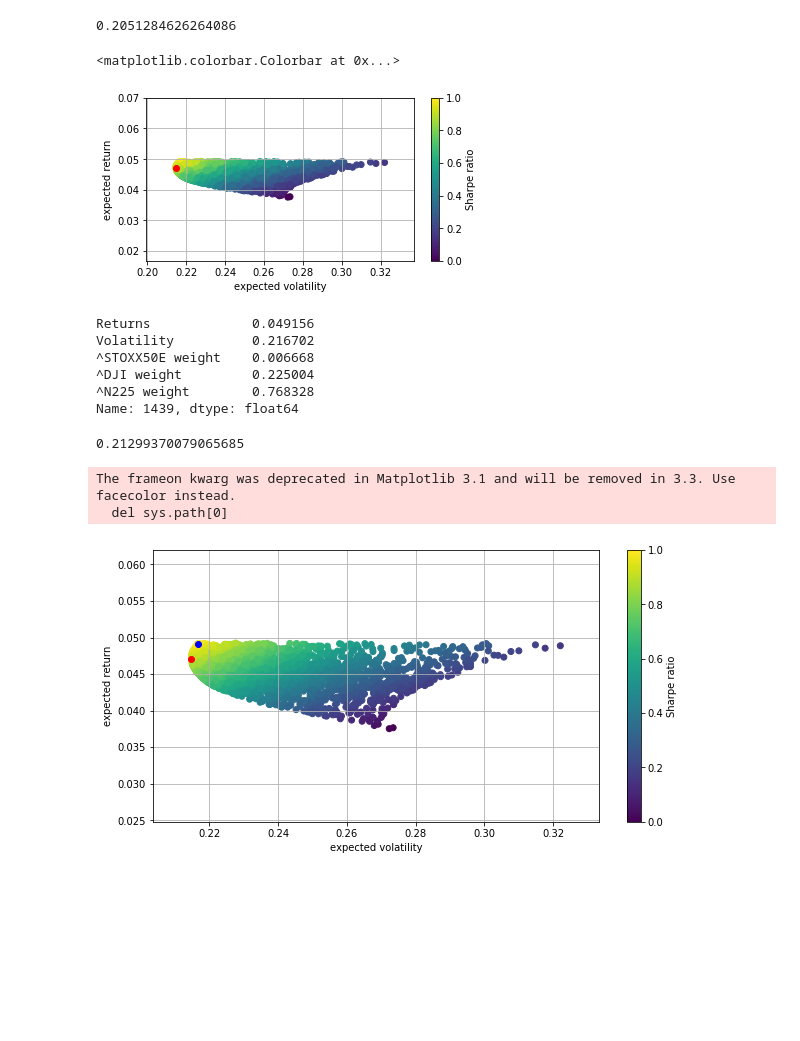
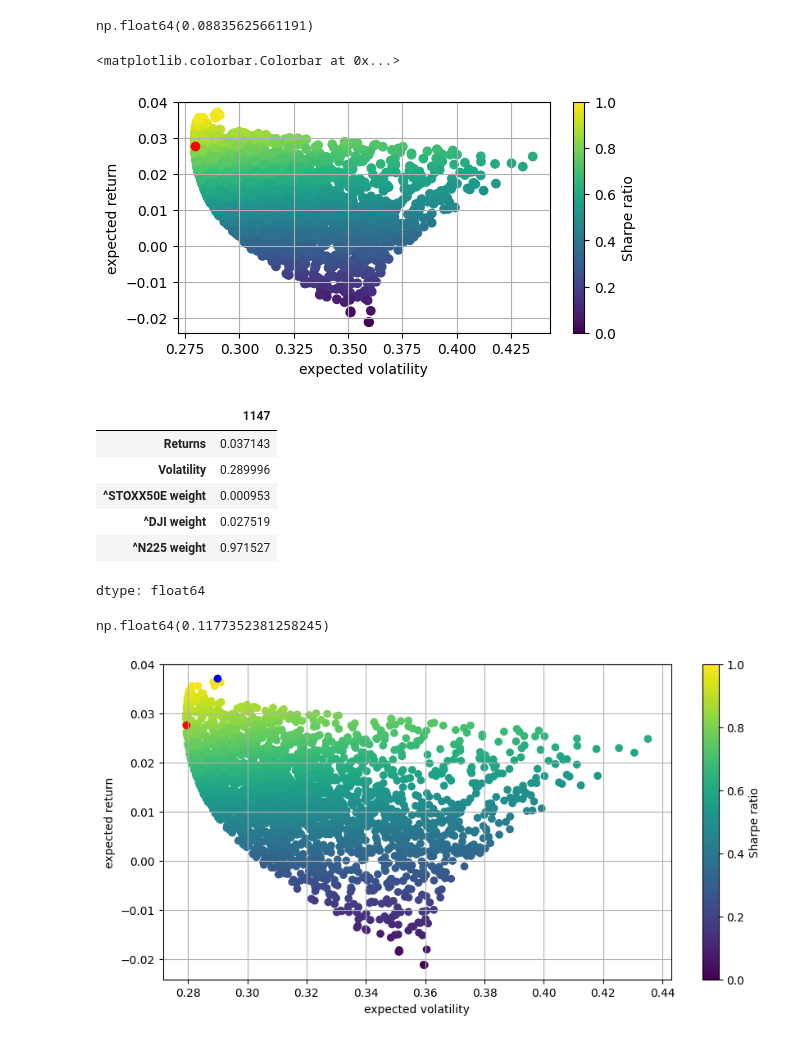
Before and after one commit to noman576/Emerging-Market-Premium-python., a Jupyter notebook: Final_Developed_Covid.ipynb, the cells around one changed output. Drawn from its saved outputs; the diff is of its cells as text; code cells hidden in the pictures; blank space fills up the shorter version.

Commit message:
Fix Yahoo Finance data retrieval

```diff
--- a/Final_Developed_Covid.ipynb
+++ b/Final_Developed_Covid.ipynb
@@ -13,10 +13,3 @@ rf = 0.003
 # Creating a list-variable for the chosen indices
 symbols = ['^STOXX50E','^DJI','^N225']
 noa = len(symbols)
-# %%
-# Import of financial data from Yahoo Finance
-prices = pd.DataFrame()
-for sym in symbols:
-    prices[sym] = web.DataReader(sym, data_source='yahoo',start='01/10/2019',end ='19/06/2020')['Adj Close']
-prices = prices.dropna()
-prices.head()
@@ -30,0 +36,20 @@ prices.head()
+# %%
+import yfinance as yf
+import pandas as pd
+
+# Download historical adjusted prices for the COVID-period analysis
+prices = pd.DataFrame()
+
+for sym in symbols:
+    data = yf.download(
+        sym,
+        start="2019-10-01",
+        end="2020-06-20",
+        auto_adjust=True,
+        progress=False
+    )
+
+    prices[sym] = data["Close"].squeeze()
+
+prices = prices.dropna()
+prices.head()
@@ -123,7 +159,7 @@ Name: 1119, dtype: float64
 sharpe_ratio_mvp = (min_var_port["Returns"] - rf) / min_var_port["Volatility"]
 sharpe_ratio_mvp
 # %% [output]
-0.2051284626264086
+np.float64(0.08835625661191)
 # %%
 # Visualization of the MVP into the portfolio figure with a red point
 plt.subplots(figsize=(6,3))
@@ -135,39 +171,35 @@ plt.ylabel('expected return')
 plt.colorbar(label='Sharpe ratio')
 # %% [output]
 <matplotlib.colorbar.Colorbar at 0x...>
-[figure, old version]
+[figure, new version]
 # %%
 # The portfolio with the maximum sharpe ratio is saved in the variable optimal_risky_portfolio and the summary is shown below
 optimal_risky_portfolio = portfolios.iloc[((portfolios["Returns"]-rf)/portfolios["Volatility"]).idxmax()]
 optimal_risky_portfolio
 # %% [output]
+|  | 1147 |
+| Returns | 0.037143 |
+| Volatility | 0.289996 |
+| ^STOXX50E weight | 0.000953 |
+| ^DJI weight | 0.027519 |
+| ^N225 weight | 0.971527 |
-Returns             0.049156
-Volatility          0.216702
-^STOXX50E weight    0.006668
-^DJI weight         0.225004
-^N225 weight        0.768328
-Name: 1439, dtype: float64
+dtype: float64
 # %%
 sharpe_ratio = (optimal_risky_portfolio["Returns"] - rf) / optimal_risky_portfolio["Volatility"]
 sharpe_ratio
 # %% [output]
-0.21299370079065685
+np.float64(0.1177352381258245)
 # %%
 # Visualization of the optimal risky portfolio into the previous figure with a blue point
 plt.subplots(figsize=(10,5))
 plt.scatter(portfolios["Volatility"], portfolios["Returns"], c = portfolios["Returns"]/portfolios["Volatility"])
 plt.scatter(min_var_port[1], min_var_port[0], color="r")
 plt.scatter(optimal_risky_portfolio[1], optimal_risky_portfolio[0], color="b")
 plt.grid(True)
 plt.xlabel('expected volatility')
 plt.ylabel('expected return')
 plt.colorbar(label='Sharpe ratio')
 # Safe the figure to the computer (optional)
-plt.savefig("port_dev_cor", dpi=None, facecolor='w', edgecolor='w',
-        orientation='portrait', papertype=None, format=None,
-        transparent=False, bbox_inches=None, pad_inches=0.1,
-        frameon=None, metadata=None)
+plt.savefig("port_developed_covid.png", dpi=300, bbox_inches="tight")
 # %% [output]
-The frameon kwarg was deprecated in Matplotlib 3.1 and will be removed in 3.3. Use facecolor instead.
-  del sys.path[0]
-[figure, old version]
+[figure, new version]
```
Also changed, not shown: parts of 9 cells of this notebook.
